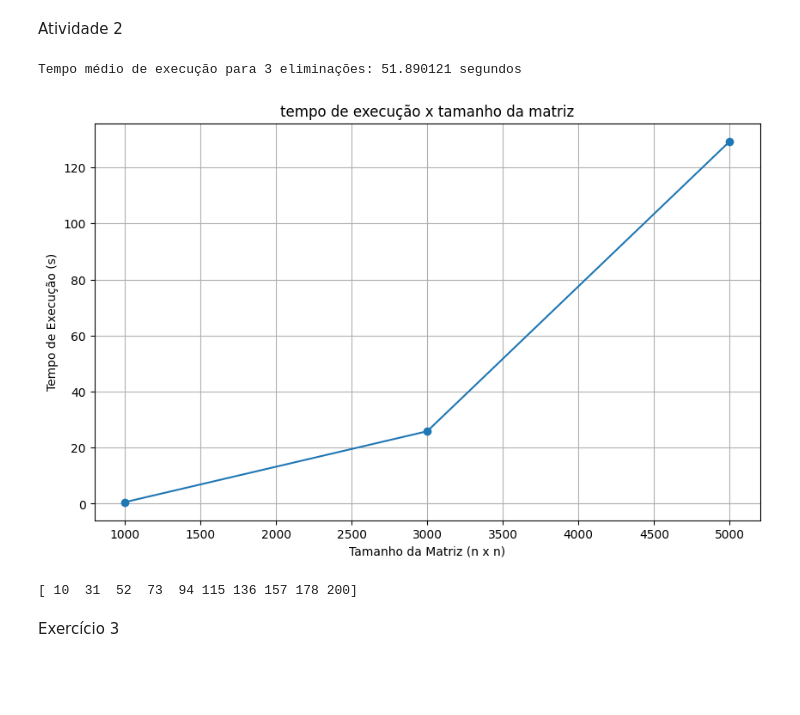
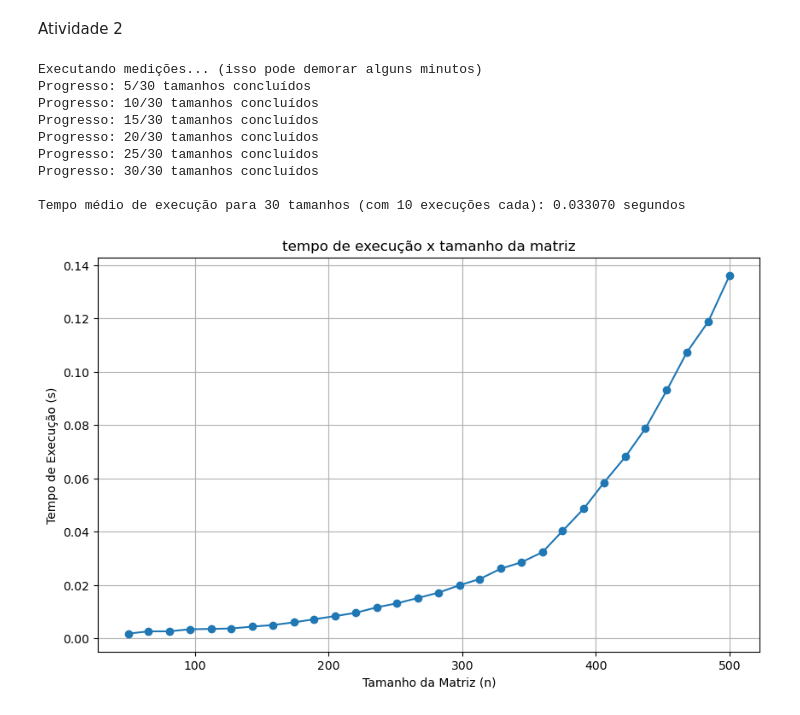
Before and after one commit to pedronalon/Trabalho03_Calculo_Numerico, a Jupyter notebook: Trabalho03.ipynb, the cells around one changed output. Saved outputs shown, nothing was run; the diff lists cells and outputs as text; code cells hidden in the pictures; blank space fills up the shorter version.

```diff
--- a/Trabalho03.ipynb
+++ b/Trabalho03.ipynb
@@ -54,43 +54,67 @@ print(solution)
 # %% [markdown]
 Atividade 2
 # %%
-eliminations = 3
-a, b = 1000, 5000
+eliminations = 30  # mais pontos de amostragem
+a, b = 50, 500  # começar de 50 para evitar tempos muito pequenos e imprecisos
 
 n_values = np.linspace(a, b, eliminations, dtype=int)
 times = np.zeros(eliminations)
 total_time = 0
 k = 0
 solutions = []
 
-for i in n_values:
-    A = np.random.rand(i, i)
-    b = np.random.rand(i)
+# MELHORIA: mais execuções e usar perf_counter para maior precisão
+num_execucoes = 10  # aumentado de 5 para 10
 
-    start_time = t.time()
-    solution = gaussianElimination(A, b)
-    end_time = t.time()
-    times[k] = end_time - start_time
+print("Executando medições... (isso pode demorar alguns minutos)")
+for idx, i in enumerate(n_values):
+    tempos_amostra = []
+
+    # aquecimento do cache (executa uma vez e descarta)
+    A_warm = np.random.rand(i, i)
+    b_warm = np.random.rand(i)
+    _ = gaussianElimination(A_warm.copy(), b_warm.copy())
+
+    for _ in range(num_execucoes):
+        A = np.random.rand(i, i)
+        b = np.random.rand(i)
+
+        # usar perf_counter para maior precisão
+        start_time = t.perf_counter()
+        solution = gaussianElimination(A, b)
+        end_time = t.perf_counter()
+        tempos_amostra.append(end_time - start_time)
+
+    # usar média em vez de mediana (mais suave para dados já filtrados)
+    times[k] = np.mean(tempos_amostra)
     total_time += times[k]
     k += 1
     solutions.append(solution)
 
+    # progresso
+    if (idx + 1) % 5 == 0:
+        print(f"Progresso: {idx + 1}/{eliminations} tamanhos concluídos")
+
 average_time = total_time / eliminations
 
-print(f"Tempo médio de execução para {eliminations} eliminações: {average_time:.6f} segundos")
+print(f"\nTempo médio de execução para {eliminations} tamanhos (com {num_execucoes} execuções cada): {average_time:.6f} segundos")
 
 
 plt.figure(figsize=(10, 6))
 plt.plot(n_values, times, marker='o')
 plt.title('tempo de execução x tamanho da matriz')
 plt.xlabel('Tamanho da Matriz (n)')
 plt.ylabel('Tempo de Execução (s)')
 plt.grid()
 plt.show()
-print(n_values)
 # %% [output]
-Tempo médio de execução para 3 eliminações: 51.890121 segundos
+Executando medições... (isso pode demorar alguns minutos)
+Progresso: 5/30 tamanhos concluídos
+Progresso: 10/30 tamanhos concluídos
+Progresso: 15/30 tamanhos concluídos
+Progresso: 20/30 tamanhos concluídos
+Progresso: 25/30 tamanhos concluídos
+Progresso: 30/30 tamanhos concluídos
+
+Tempo médio de execução para 30 tamanhos (com 10 execuções cada): 0.033070 segundos
-[figure, old version]
+[figure, new version]
-[ 10  31  52  73  94 115 136 157 178 200]
-# %% [markdown]
-Exercício 3
```
Also changed, not shown: parts of 5 cells of this notebook.
